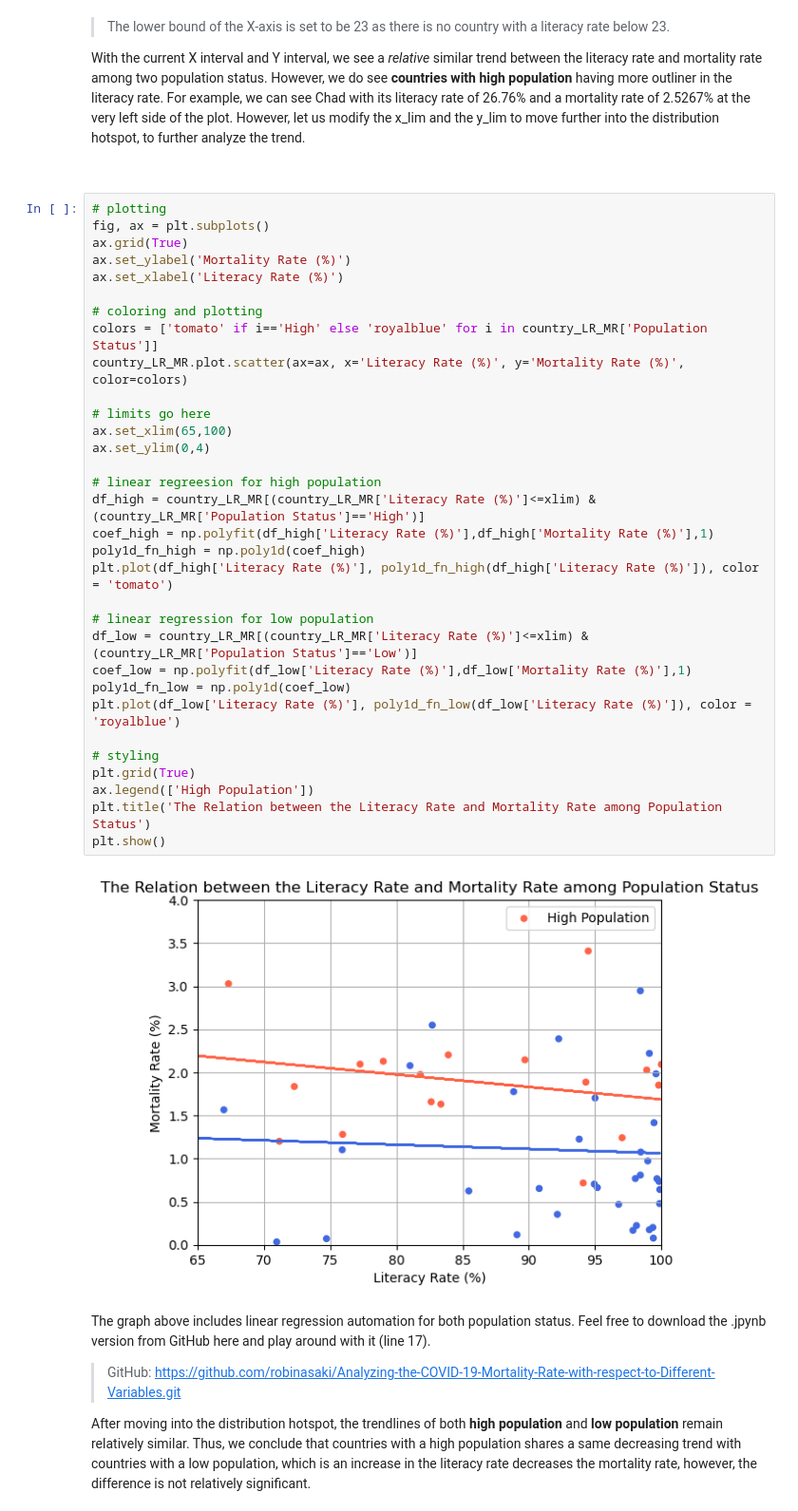
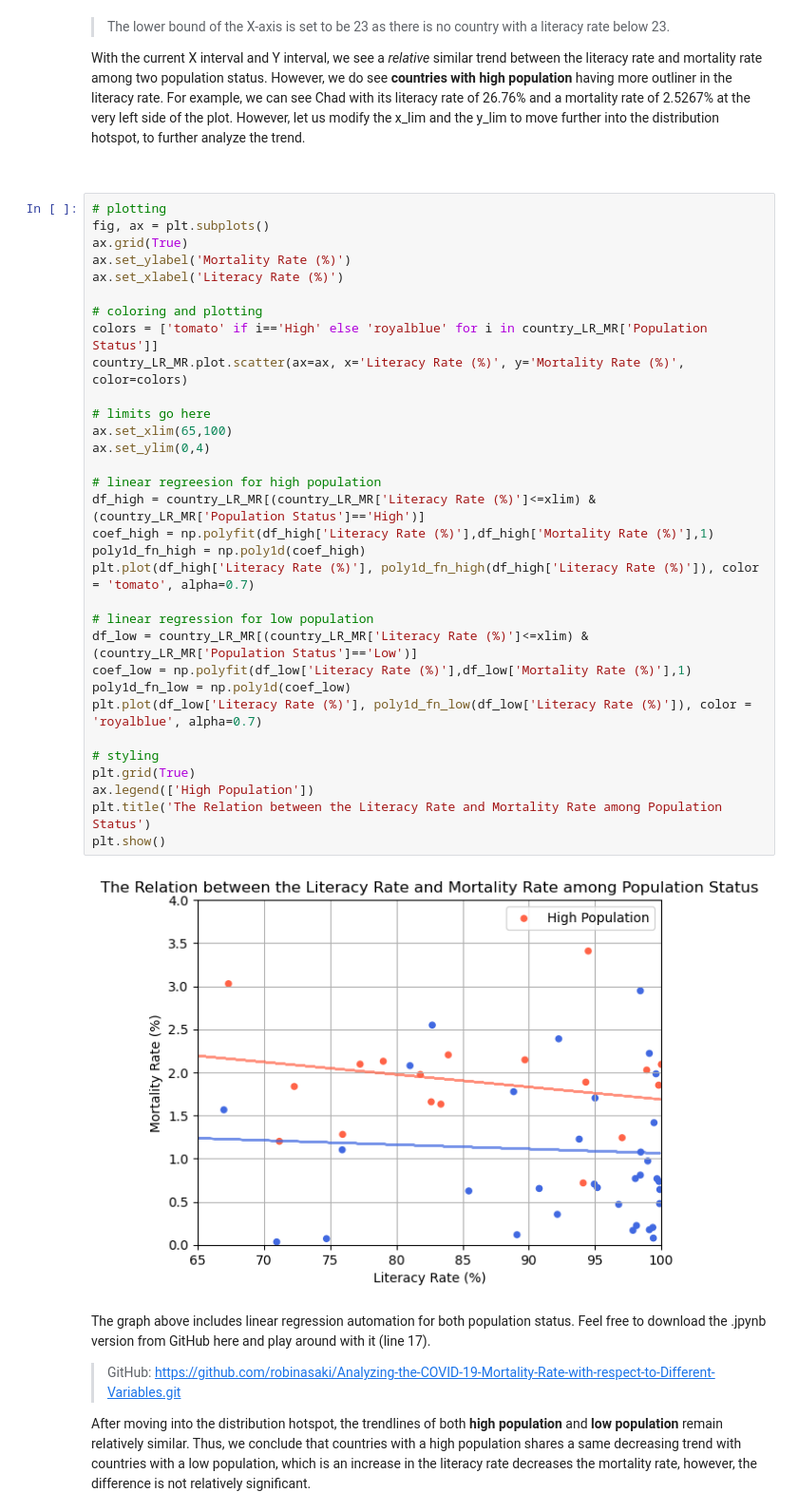
Before and after one commit to robinasaki/Analyzing-the-COVID-19-Mortality-Rate-with-respect-to-Different-Variables, a Jupyter notebook: Analyzing the COVID-19 Mortality Rate with respect to Different Variables.ipynb, the cells around one changed output. Shown at 95% size. Cells and saved outputs as stored; diff of their text form.

```diff
--- a/Analyzing the COVID-19 Mortality Rate with respect to Different Variables.ipynb
+++ b/Analyzing the COVID-19 Mortality Rate with respect to Different Variables.ipynb
@@ -1490,36 +1490,36 @@ With the current X interval and Y interval, we see a *relative* similar trend be
 # plotting
 fig, ax = plt.subplots()
 ax.grid(True)
 ax.set_ylabel('Mortality Rate (%)')
 ax.set_xlabel('Literacy Rate (%)')
 
 # coloring and plotting
 colors = ['tomato' if i=='High' else 'royalblue' for i in country_LR_MR['Population Status']]
 country_LR_MR.plot.scatter(ax=ax, x='Literacy Rate (%)', y='Mortality Rate (%)', color=colors)
 
 # limits go here
 ax.set_xlim(65,100)
 ax.set_ylim(0,4)
 
 # linear regreesion for high population
 df_high = country_LR_MR[(country_LR_MR['Literacy Rate (%)']<=xlim) & (country_LR_MR['Population Status']=='High')]
 coef_high = np.polyfit(df_high['Literacy Rate (%)'],df_high['Mortality Rate (%)'],1)
 poly1d_fn_high = np.poly1d(coef_high)
-plt.plot(df_high['Literacy Rate (%)'], poly1d_fn_high(df_high['Literacy Rate (%)']), color = 'tomato')
+plt.plot(df_high['Literacy Rate (%)'], poly1d_fn_high(df_high['Literacy Rate (%)']), color = 'tomato', alpha=0.7)
 
 # linear regression for low population
 df_low = country_LR_MR[(country_LR_MR['Literacy Rate (%)']<=xlim) & (country_LR_MR['Population Status']=='Low')]
 coef_low = np.polyfit(df_low['Literacy Rate (%)'],df_low['Mortality Rate (%)'],1)
 poly1d_fn_low = np.poly1d(coef_low)
-plt.plot(df_low['Literacy Rate (%)'], poly1d_fn_low(df_low['Literacy Rate (%)']), color = 'royalblue')
+plt.plot(df_low['Literacy Rate (%)'], poly1d_fn_low(df_low['Literacy Rate (%)']), color = 'royalblue', alpha=0.7)
 
 # styling
 plt.grid(True)
 ax.legend(['High Population'])
 plt.title('The Relation between the Literacy Rate and Mortality Rate among Population Status')
 plt.show()
 # %% [output]
-[figure, old version]
+[figure, new version]
 # %% [markdown]
 The graph above includes linear regression automation for both population status. Feel free to download the .jpynb version from GitHub here and play around with it (line 17).
 
```
Also changed, not shown: parts of 17 cells of this notebook.
